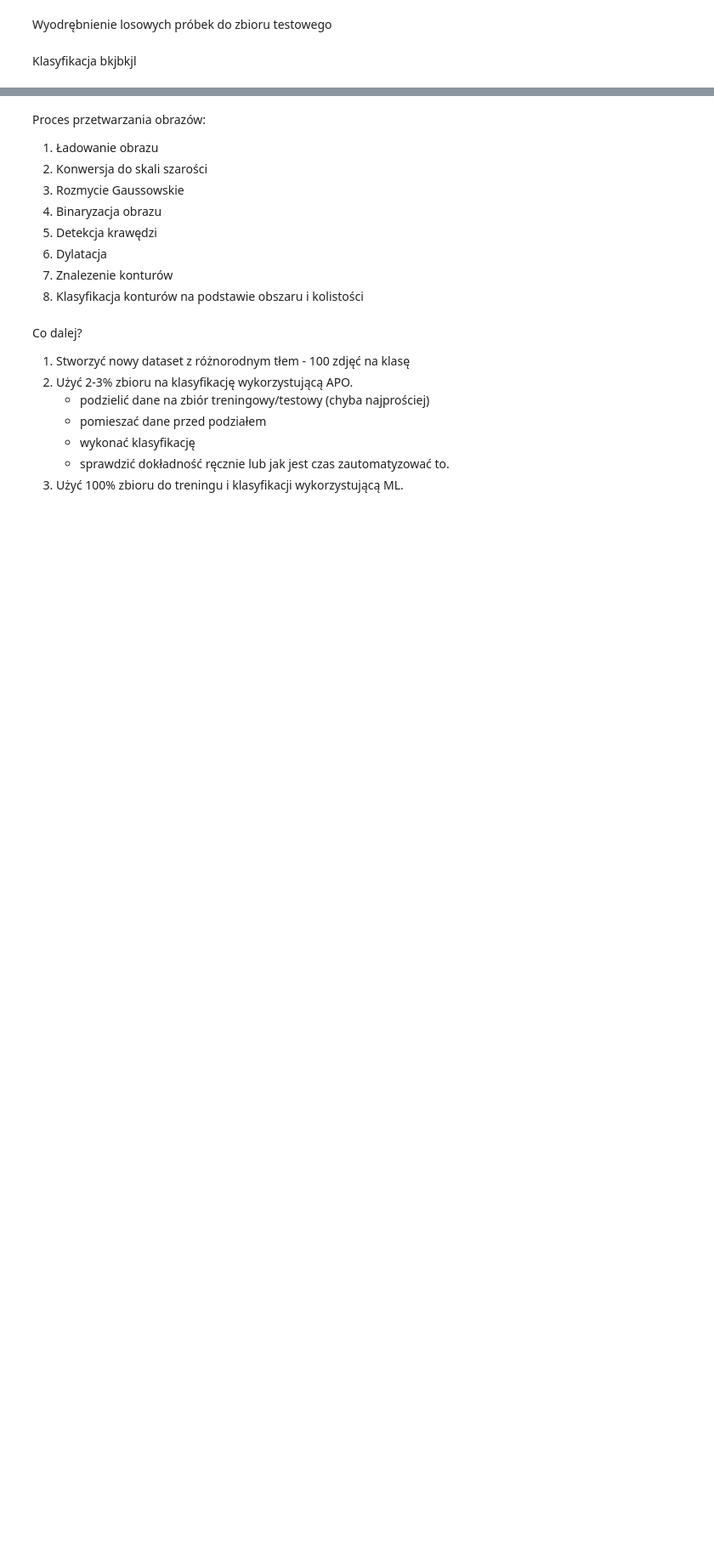
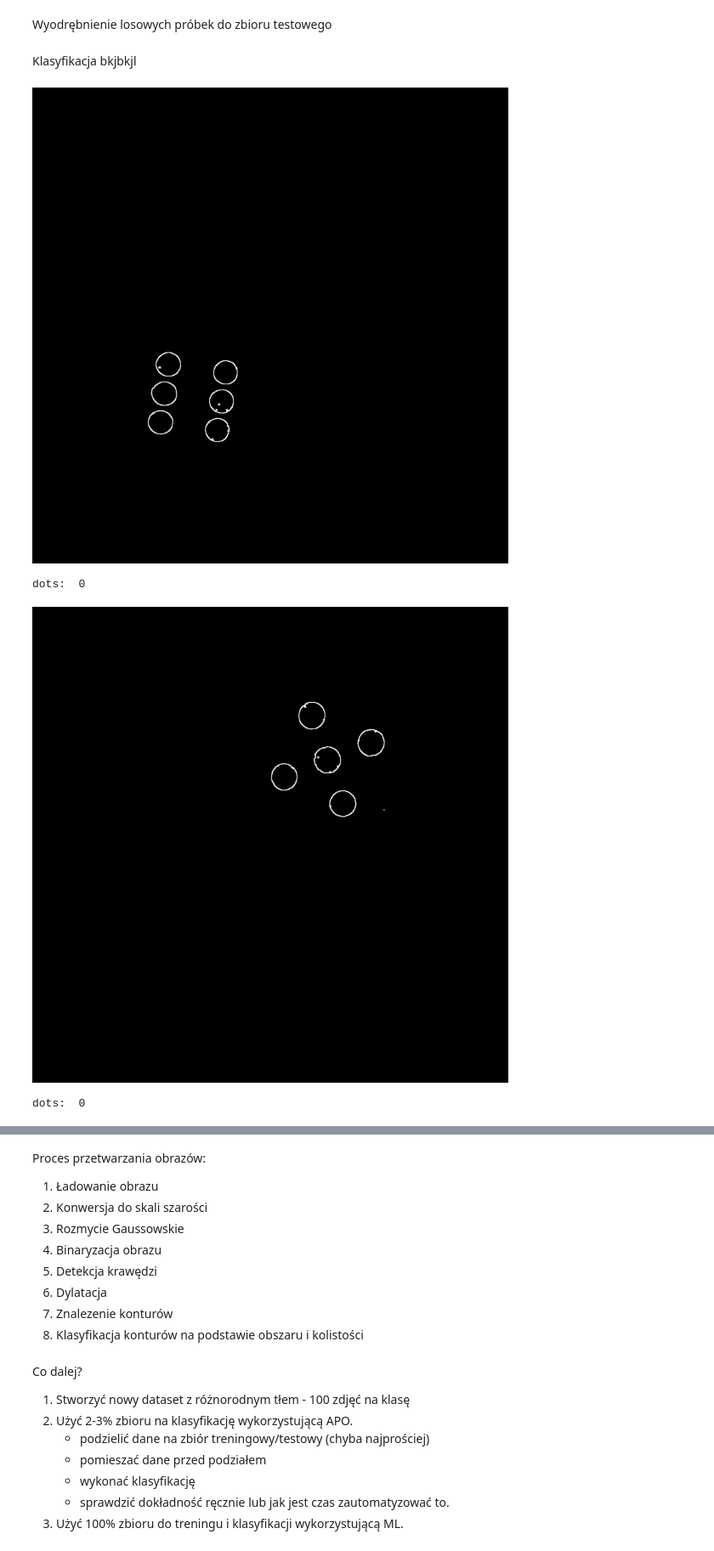
Before and after one commit to dawidstajszczyk/thesis_APO, a Jupyter notebook: image_processing.ipynb, the cells around one changed output, grey strips where cells are left out. Shown: that part at 85% size. Cells and saved outputs as stored; diff of their text form; code cells hidden in the pictures; blank space fills up the shorter version.

```diff
--- a/image_processing.ipynb
+++ b/image_processing.ipynb
@@ -183,3 +161,44 @@ test_images = os.listdir(test_path)
 random.shuffle(test_images)
 # %% [markdown]
 Klasyfikacja bkjbkjl
+# %%
+test_path = '/content/extracted_images/processed_images/test'
+
+# Utwórz folder processed_images, jeśli nie istnieje
+os.makedirs(test_path, exist_ok=True)
+
+image_files = os.listdir(test_path)
+
+for image_file in image_files:
+    image_path = os.path.join(test_path, image_file)
+    image = cv2.imread(image_path)
+
+    image = cv2.cvtColor(image, cv2.COLOR_BGR2GRAY)
+
+    cv2_imshow(image)
+
+    # Znalezienie konturów w obrazie
+    cnt, _ = cv2.findContours(image, cv2.RETR_EXTERNAL, cv2.CHAIN_APPROX_SIMPLE)
+
+    # Rysowanie konturów
+    cv2.drawContours(image, cnt, -1, (0, 255, 0), 2)
+
+    # Zliczenie czarnych kropek na podstawie pola powierzchni i kolistości
+    black_dot_count = 0
+    for contour in cnt:
+        area = cv2.contourArea(contour)
+        if area < 100:  # Minimalna wielkość obszaru, aby uznać go za czarną kropkę
+            continue
+
+        # Sprawdzenie, czy kontur jest zbliżony do kształtu okręgu
+        perimeter = cv2.arcLength(contour, True)
+        circularity = 4 * np.pi * area / (perimeter * perimeter)
+        if circularity > 0.8:  # Określ próg, powyżej którego uznajemy kształt za okrągły
+            black_dot_count += 1
+
+    print("dots: ", black_dot_count)
+# %% [output]
+[figure, added]
+dots:  0
+[figure, added]
+dots:  0
```
Also changed, not shown: parts of 2 cells of this notebook.
